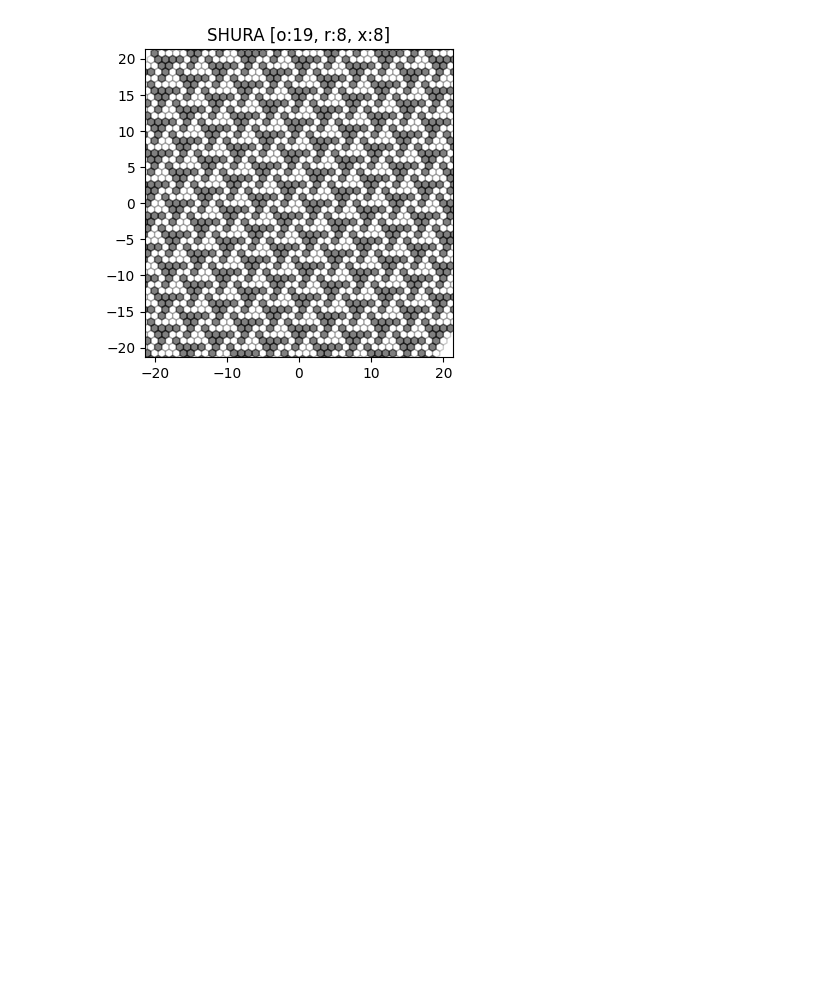
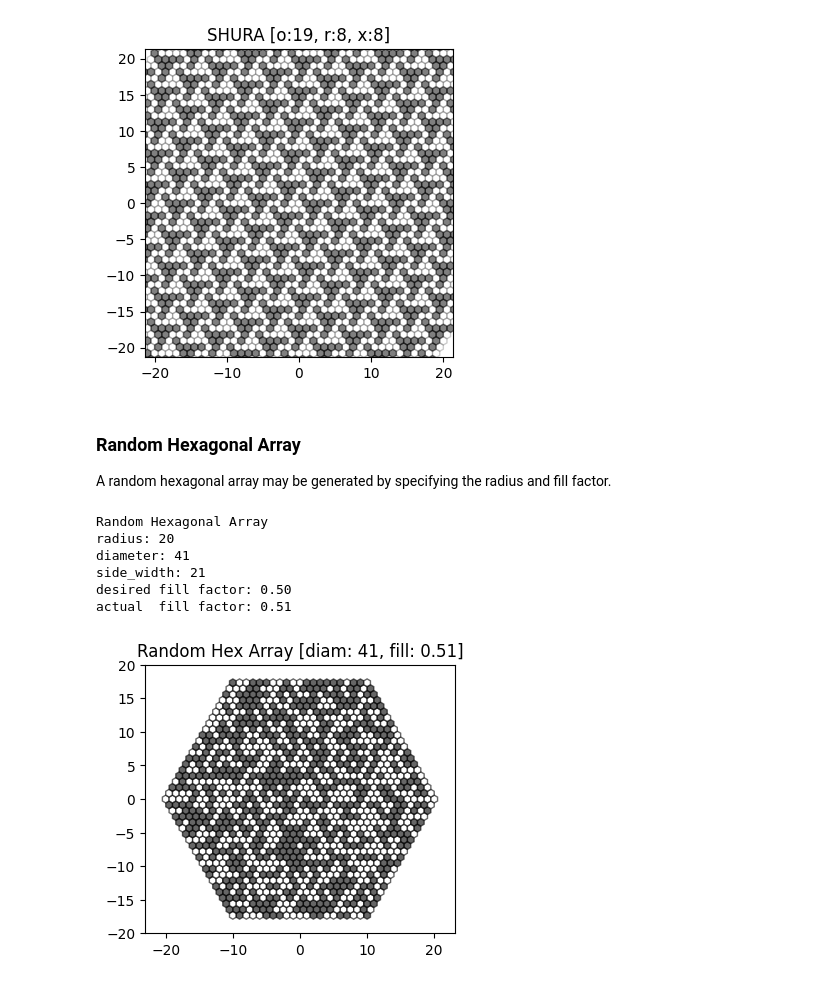
Before and after one commit to bpops/codedapertures, a Jupyter notebook: demo.ipynb, the cells around one changed output. Saved outputs shown, nothing was run; the diff lists cells and outputs as text; code cells hidden in the pictures; blank space fills up the shorter version.

Commit message:
first implementation of random hexagonal array and translating coordinates

```diff
--- a/demo.ipynb
+++ b/demo.ipynb
@@ -95,3 +95,18 @@ shura = ca.shura(n=5,r=8,mult=8, quiet=True)
 shura.show()
 # %% [output]
 [figure]
+# %% [markdown]
+### Random Hexagonal Array
+
+A random hexagonal array may be generated by specifying the radius and fill factor.
+# %%
+shura = ca.rand_hex(radius=20, fill=0.5)
+shura.show()
+# %% [output]
+Random Hexagonal Array
+radius: 20
+diameter: 41
+side_width: 21
+desired fill factor: 0.50
+actual  fill factor: 0.51
+[figure, added]
```
Also changed, not shown: parts of 2 cells of this notebook, 2 other files.
